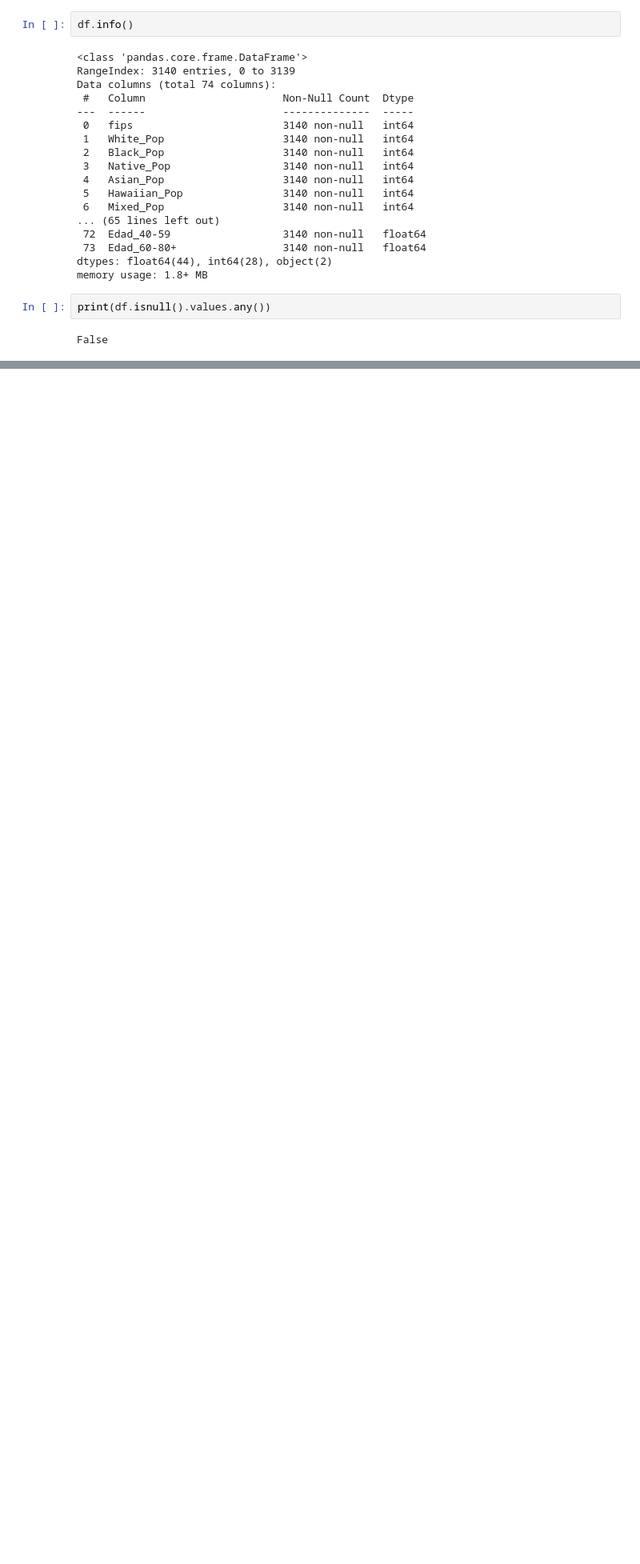
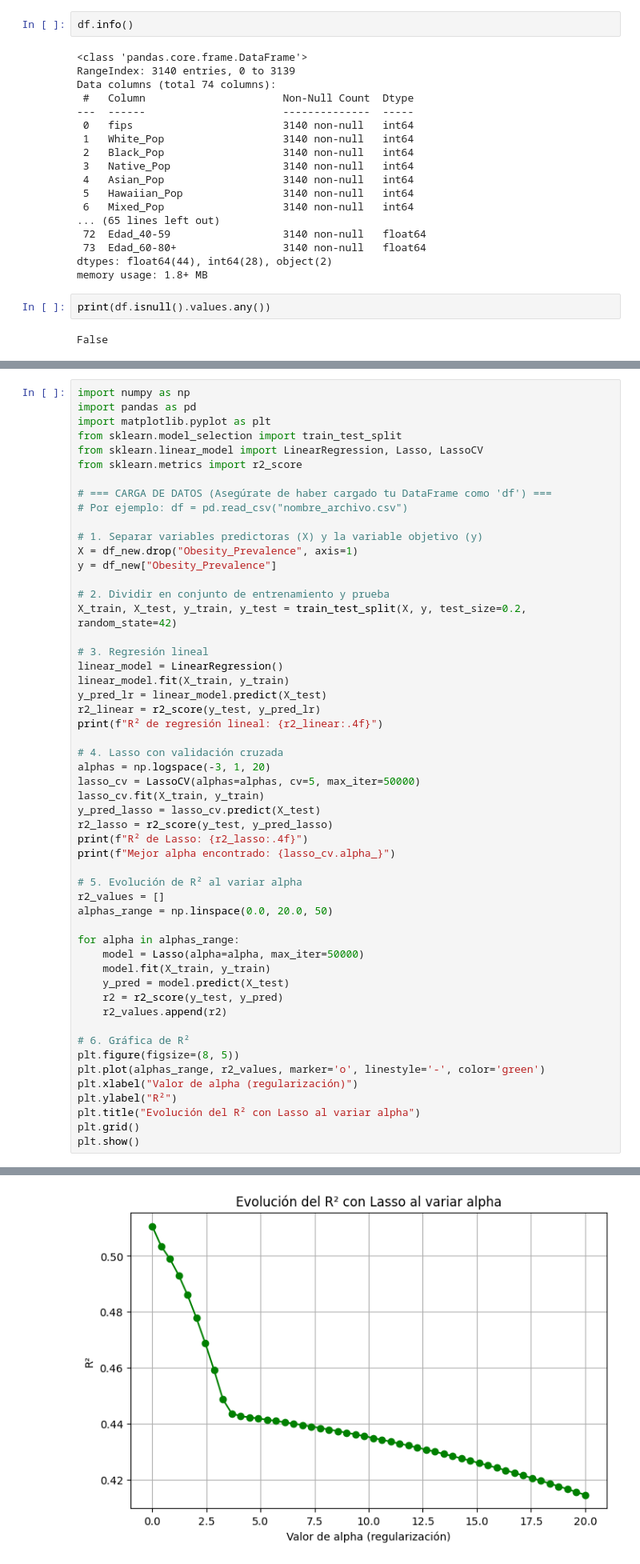
Before and after one commit to MariaDe96/Regularizados, a Jupyter notebook: src/explore.ipynb, the cells around one changed output, grey strips where cells are left out. Shown at 80% size. Cells and saved outputs as stored; diff of their text form; blank space fills up the shorter version.

```diff
--- a/src/explore.ipynb
+++ b/src/explore.ipynb
@@ -301,0 +445,54 @@ False
+# %%
+import numpy as np
+import pandas as pd
+import matplotlib.pyplot as plt
+from sklearn.model_selection import train_test_split
+from sklearn.linear_model import LinearRegression, Lasso, LassoCV
+from sklearn.metrics import r2_score
+
+# === CARGA DE DATOS (Asegúrate de haber cargado tu DataFrame como 'df') ===
+# Por ejemplo: df = pd.read_csv("nombre_archivo.csv")
+
+# 1. Separar variables predictoras (X) y la variable objetivo (y)
+X = df_new.drop("Obesity_Prevalence", axis=1)
+y = df_new["Obesity_Prevalence"]
+
+# 2. Dividir en conjunto de entrenamiento y prueba
+X_train, X_test, y_train, y_test = train_test_split(X, y, test_size=0.2, random_state=42)
+
+# 3. Regresión lineal
+linear_model = LinearRegression()
+linear_model.fit(X_train, y_train)
+y_pred_lr = linear_model.predict(X_test)
+r2_linear = r2_score(y_test, y_pred_lr)
+print(f"R² de regresión lineal: {r2_linear:.4f}")
+
+# 4. Lasso con validación cruzada
+alphas = np.logspace(-3, 1, 20)
+lasso_cv = LassoCV(alphas=alphas, cv=5, max_iter=50000)
+lasso_cv.fit(X_train, y_train)
+y_pred_lasso = lasso_cv.predict(X_test)
+r2_lasso = r2_score(y_test, y_pred_lasso)
+print(f"R² de Lasso: {r2_lasso:.4f}")
+print(f"Mejor alpha encontrado: {lasso_cv.alpha_}")
+
+# 5. Evolución de R² al variar alpha
+r2_values = []
+alphas_range = np.linspace(0.0, 20.0, 50)
+
+for alpha in alphas_range:
+    model = Lasso(alpha=alpha, max_iter=50000)
+    model.fit(X_train, y_train)
+    y_pred = model.predict(X_test)
+    r2 = r2_score(y_test, y_pred)
+    r2_values.append(r2)
+
+# 6. Gráfica de R²
+plt.figure(figsize=(8, 5))
+plt.plot(alphas_range, r2_values, marker='o', linestyle='-', color='green')
+plt.xlabel("Valor de alpha (regularización)")
+plt.ylabel("R²")
+plt.title("Evolución del R² con Lasso al variar alpha")
+plt.grid()
+plt.show()
+# %% [output]
@@ -301,0 +502 @@ False
+[figure, added]
```
Also changed, not shown: parts of 18 cells of this notebook, 1 other file.
